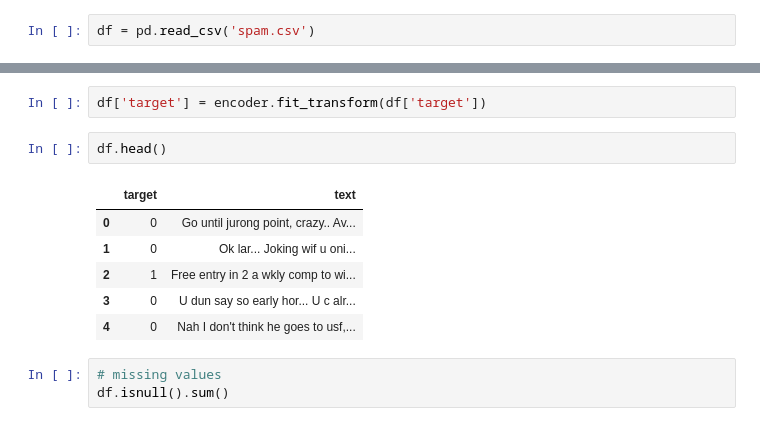
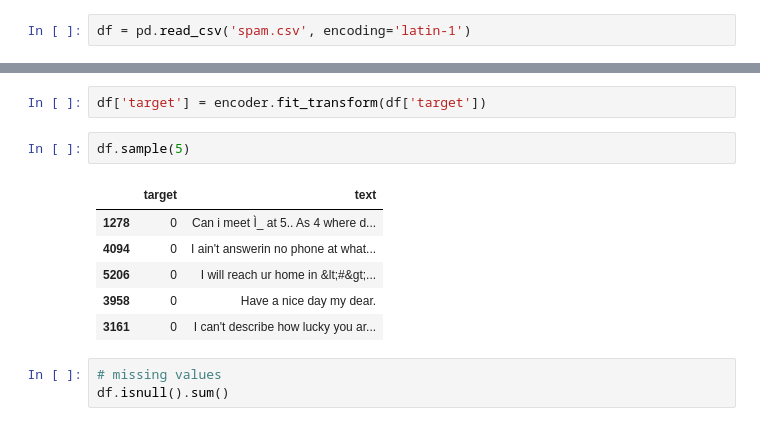
Before and after one commit to samarthgour2005/spam_classifier, a Jupyter notebook: sms-spam-detection.ipynb, the cells around one changed output, grey strips where cells are left out. Saved outputs shown, nothing was run; the diff lists cells and outputs as text.

```diff
--- a/sms-spam-detection.ipynb
+++ b/sms-spam-detection.ipynb
@@ -2,7 +2,7 @@
 import numpy as np
 import pandas as pd
 # %%
-df = pd.read_csv('spam.csv')
+df = pd.read_csv('spam.csv', encoding='latin-1')
 # %%
 df.sample(5)
 # %% [output]
@@ -71,14 +71,14 @@ encoder = LabelEncoder()
 # %%
 df['target'] = encoder.fit_transform(df['target'])
 # %%
-df.head()
+df.sample(5)
 # %% [output]
 |  | target | text |
-| 0 | 0 | Go until jurong point, crazy.. Av... |
-| 1 | 0 | Ok lar... Joking wif u oni... |
-| 2 | 1 | Free entry in 2 a wkly comp to wi... |
-| 3 | 0 | U dun say so early hor... U c alr... |
-| 4 | 0 | Nah I don't think he goes to usf,... |
+| 1278 | 0 | Can i meet Ì_ at 5.. As 4 where d... |
+| 4094 | 0 | I ain't answerin no phone at what... |
+| 5206 | 0 | I will reach ur home in &lt;#&gt;... |
+| 3958 | 0 | Have a nice day my dear. |
+| 3161 | 0 | I can't describe how lucky you ar... |
 # %%
 # missing values
 df.isnull().sum()
```
Also changed, not shown: parts of 7 cells of this notebook, 1 other file.
